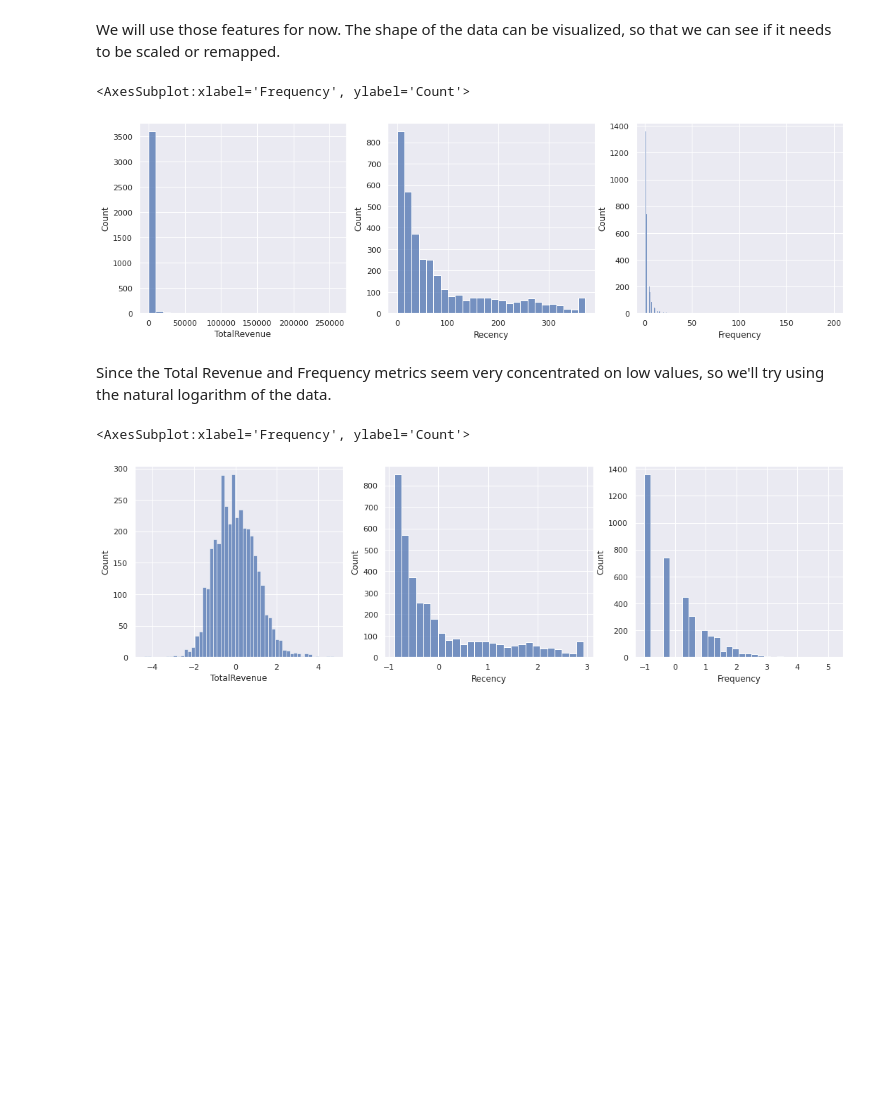
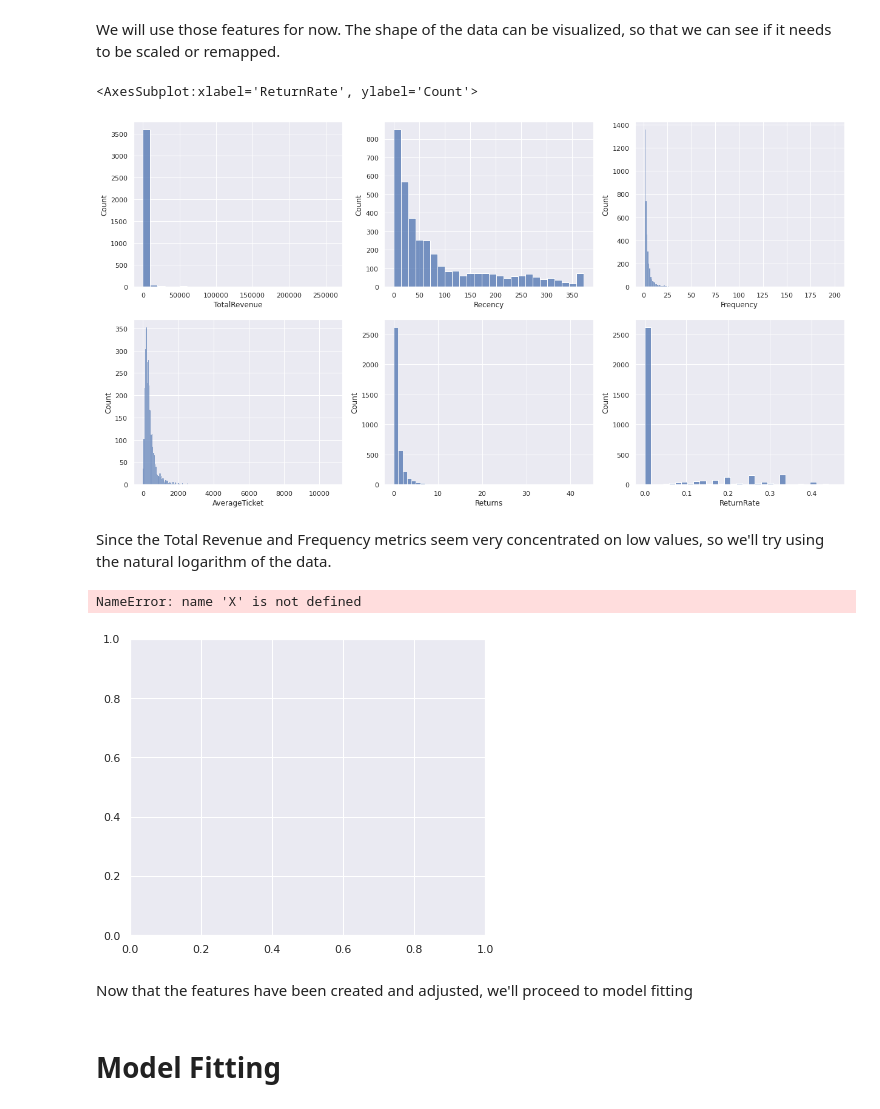
Before and after one commit to brenosakaguti/clustering, a Jupyter notebook: clusterization.ipynb, the cells around one changed output. Saved outputs shown, nothing was run; the diff lists cells and outputs as text; code cells hidden in the pictures; blank space fills up the shorter version.

Commit message:
added returns feature

```diff
--- a/clusterization.ipynb
+++ b/clusterization.ipynb
@@ -171,0 +175,2 @@ df2 = pd.merge(df2, aux, on="CustomerID", how="left")
+# %%
+df2["AverageTicket"] = df2["TotalRevenue"]/df2["Frequency"]
@@ -171,0 +179,13 @@ df2 = pd.merge(df2, aux, on="CustomerID", how="left")
+# %%
+aux1 = df1[["CustomerID", "InvoiceNo"]][(df1["StockCode"].str.isdigit()) & (df1["Quantity"] < 0)].groupby("CustomerID").nunique()
+aux2 = df1[["CustomerID", "InvoiceNo"]].groupby("CustomerID").nunique()
+aux = aux1.div(aux2, fill_value=0)
+aux.columns = ["ReturnRate"]
+aux["Returns"] = aux1
+aux = aux.fillna(0)
+
+if "Returns" in df2.columns:
+    df2 = df2.drop(columns=["Returns"]) # In case there's already a column with that name, to avoid duplocation
+if "ReturnRate" in df2.columns:
+    df2 = df2.drop(columns=["ReturnRate"])
+df2 = pd.merge(df2, aux, on="CustomerID", how="left")
@@ -181,14 +218,20 @@ df2 = df2.reset_index(drop=True)
 # %%
-fig, ax = plt.subplots(figsize=(18,5))
-ax1 = plt.subplot(1,3,1)
+fig, ax = plt.subplots(figsize=(21,11))
+ax1 = plt.subplot(2,3,1)
 sns.histplot(df2["TotalRevenue"], binwidth=10000, ax=ax1)
-ax2 = plt.subplot(1,3,2)
+ax2 = plt.subplot(2,3,2)
 sns.histplot(df2["Recency"], ax=ax2)
-ax3 = plt.subplot(1,3,3)
-sns.histplot(df2["Frequency"], ax=ax3)
+ax3 = plt.subplot(2,3,3)
+sns.histplot(df2["Frequency"], ax=ax3, binwidth=1)
+ax4 = plt.subplot(2,3,4)
+sns.histplot(df2["AverageTicket"], ax=ax4)
+ax5 = plt.subplot(2,3,5)
+sns.histplot(df2["Returns"], ax=ax5, binwidth=1)
+ax6 = plt.subplot(2,3,6)
+sns.histplot(df2["ReturnRate"], ax=ax6)
 # %% [output]
-<AxesSubplot:xlabel='Frequency', ylabel='Count'>
+<AxesSubplot:xlabel='ReturnRate', ylabel='Count'>
-[figure, old version]
+[figure, new version]
 # %% [markdown]
 Since the Total Revenue and Frequency metrics seem very concentrated on low values, so we'll try using the natural logarithm of the data.
 # %%
@@ -205,12 +248,16 @@ X = pd.DataFrame(X, columns = df3.columns[1:])
 # %%
-fig, ax = plt.subplots(figsize=(18,5))
-ax1 = plt.subplot(1,3,1)
-sns.histplot(X["TotalRevenue"], ax=ax1)
-ax2 = plt.subplot(1,3,2)
+fig, ax = plt.subplots(figsize=(14,12))
+ax1 = plt.subplot(2,2,1)
+sns.histplot(X["TotalRevenue"], ax=ax1, binwidth=1)
+ax2 = plt.subplot(2,2,2)
 sns.histplot(X["Recency"], ax=ax2)
-ax3 = plt.subplot(1,3,3)
+ax3 = plt.subplot(2,2,3)
 sns.histplot(X["Frequency"], ax=ax3)
 # %% [output]
-<AxesSubplot:xlabel='Frequency', ylabel='Count'>
+NameError: name 'X' is not defined
-[figure, old version]
+[figure, new version]
+# %% [markdown]
+Now that the features have been created and adjusted, we'll proceed to model fitting
+# %% [markdown]
+# Model Fitting
 # %%
```
Also changed, not shown: parts of 27 cells of this notebook.
